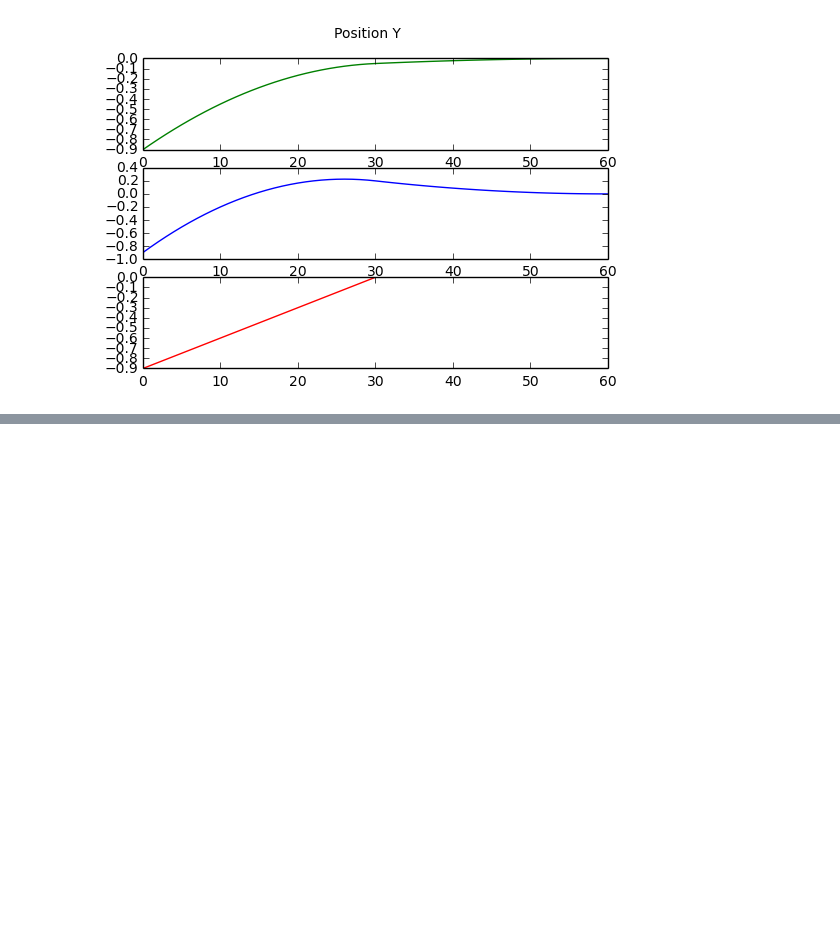
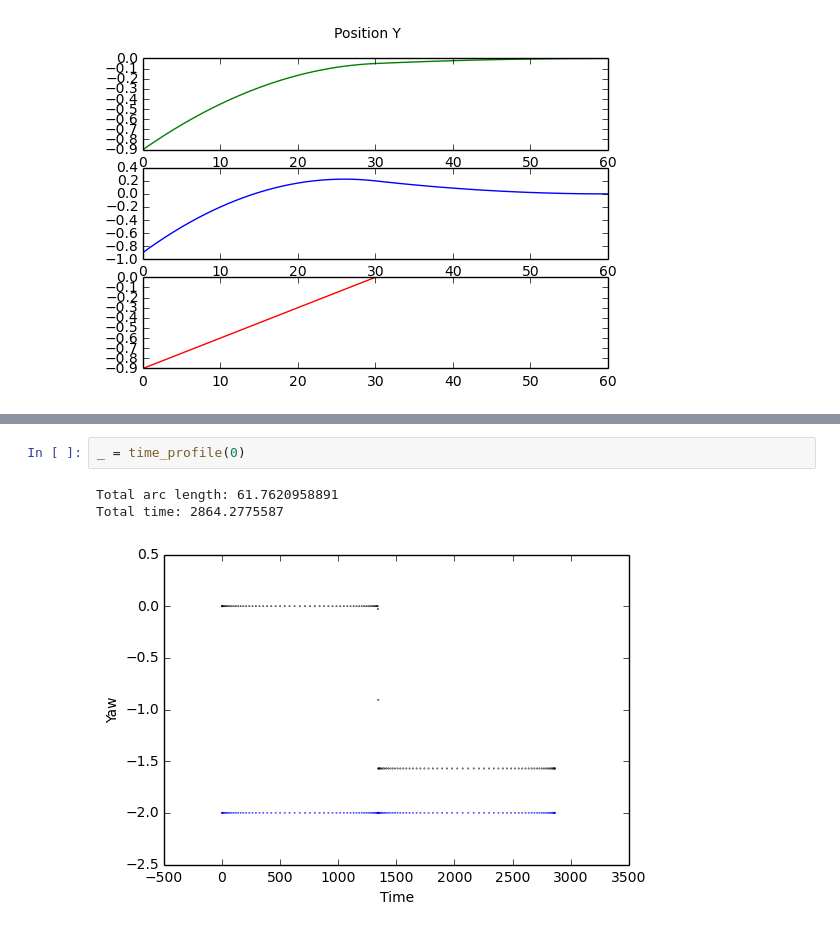
Before and after one commit to pnvyshnav/smap_PD, a Jupyter notebook: stats/TrajectoryEvaluation.ipynb, the cells around one changed output, grey strips where cells are left out. Drawn from its saved outputs; the diff is of its cells as text; blank space fills up the shorter version.

```diff
--- a/stats/TrajectoryEvaluation.ipynb
+++ b/stats/TrajectoryEvaluation.ipynb
@@ -575,0 +448,6 @@ Total time: 2578.87348435
+# %%
+_ = time_profile(0)
+# %% [output]
+Total arc length: 61.7620958891
+Total time: 2864.2775587
+[figure, added]
```
Also changed, not shown: parts of 18 cells of this notebook, 8 other files.
